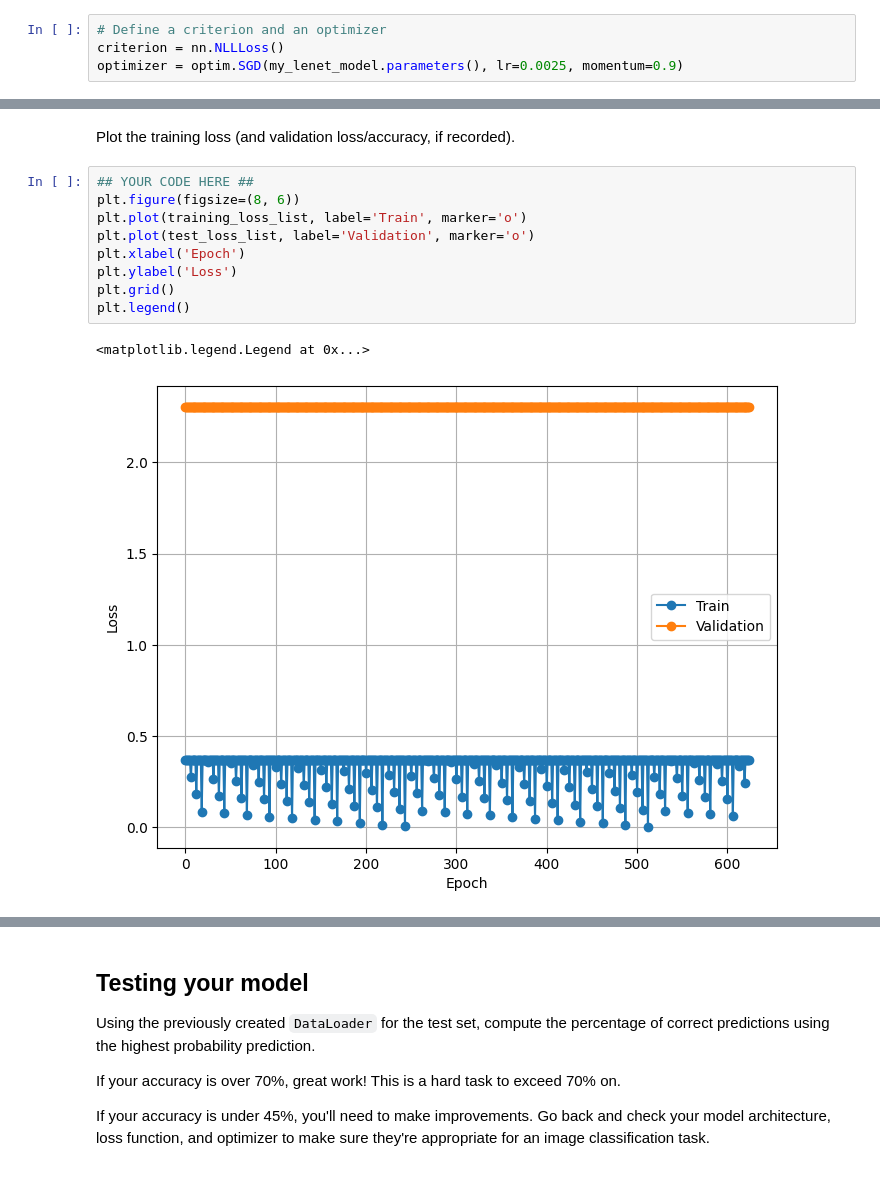
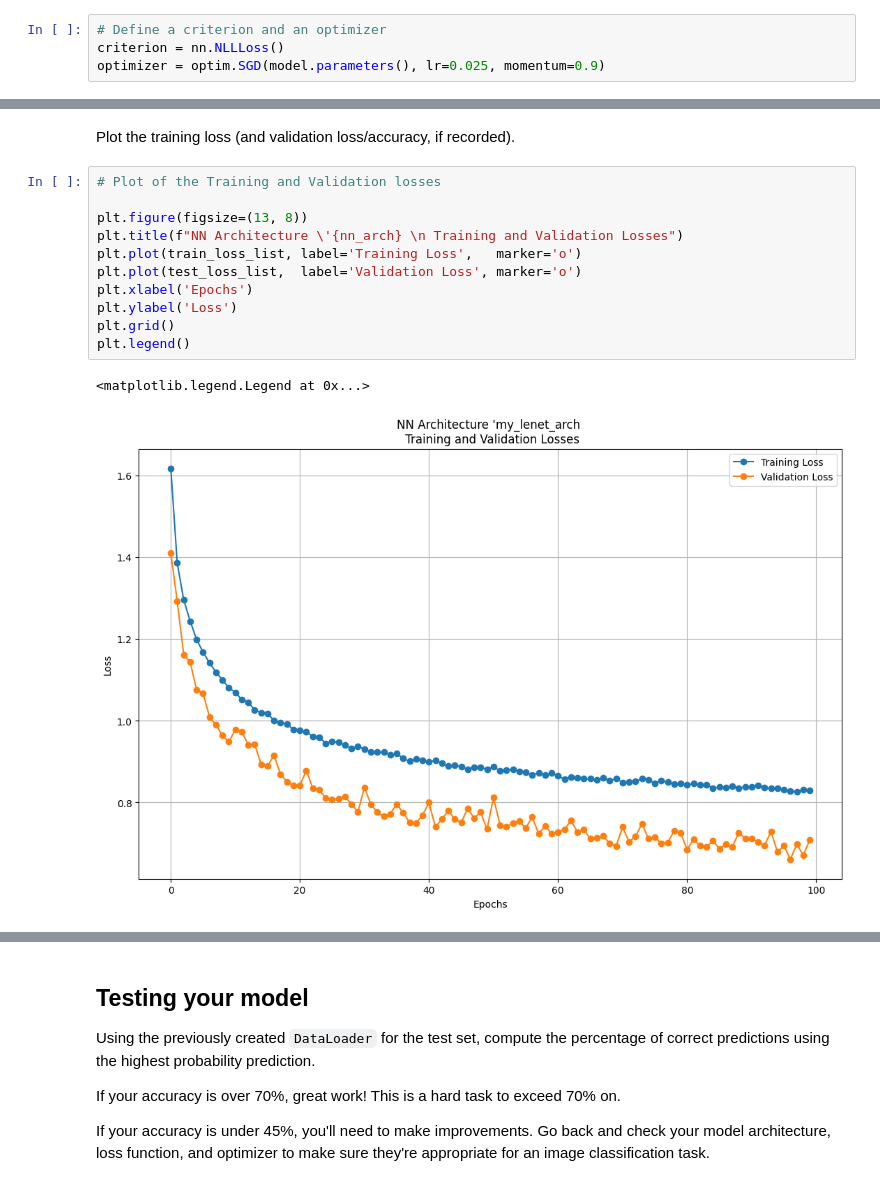
Before and after one commit to fab7/LESSONS-Deep-Learning, a Jupyter notebook: project/CIFAR-10_Image_Classifier-STARTER.ipynb, the cells around one changed output, grey strips where cells are left out. Drawn from its saved outputs; the diff is of its cells as text.

```diff
--- a/project/CIFAR-10_Image_Classifier-STARTER.ipynb
+++ b/project/CIFAR-10_Image_Classifier-STARTER.ipynb
@@ -359,7 +374,7 @@ If you use a less common loss function, please note why you chose that loss func
 # %%
 # Define a criterion and an optimizer
 criterion = nn.NLLLoss()
-optimizer = optim.SGD(my_lenet_model.parameters(), lr=0.0025, momentum=0.9)
+optimizer = optim.SGD(model.parameters(), lr=0.025, momentum=0.9)
 # %% [markdown]
 ## Running your Neural Network
 Use whatever method you like to train your neural network, and ensure you record the average loss at each epoch.
@@ -447,15 +472,17 @@ KeyboardInterrupt:
 # %% [markdown]
 Plot the training loss (and validation loss/accuracy, if recorded).
 # %%
-## YOUR CODE HERE ##
-plt.figure(figsize=(8, 6))
-plt.plot(training_loss_list, label='Train', marker='o')
-plt.plot(test_loss_list, label='Validation', marker='o')
-plt.xlabel('Epoch')
+# Plot of the Training and Validation losses
+
+plt.figure(figsize=(13, 8))
+plt.title(f"NN Architecture \'{nn_arch} \n Training and Validation Losses")
+plt.plot(train_loss_list, label='Training Loss',   marker='o')
+plt.plot(test_loss_list,  label='Validation Loss', marker='o')
+plt.xlabel('Epochs')
 plt.ylabel('Loss')
 plt.grid()
 plt.legend()
 # %% [output]
 <matplotlib.legend.Legend at 0x...>
-[figure, old version]
+[figure, new version]
 # %%
```
Also changed, not shown: parts of 7 cells of this notebook.
